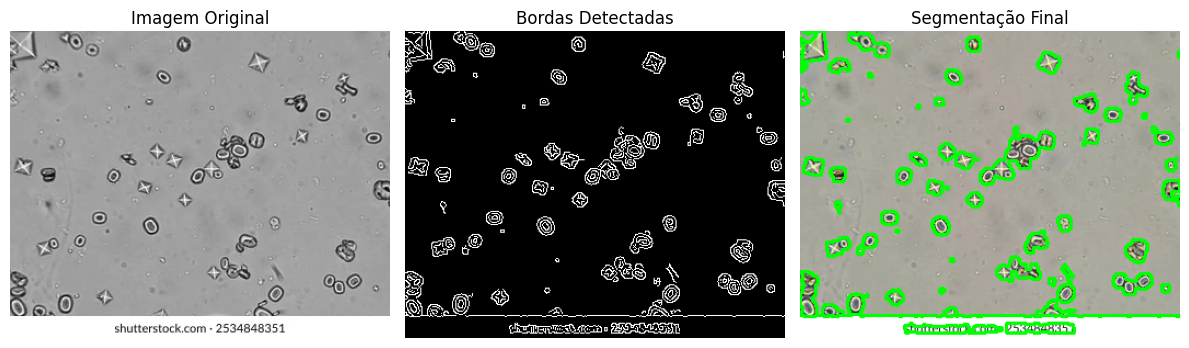
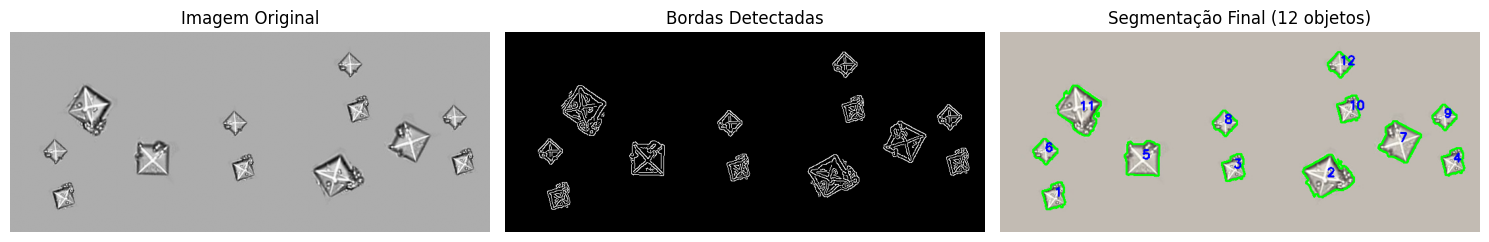
The change to this notebook cell's code, shown as a diff; its figure went from the first image to the second:
--- before
+++ after
@@ -4,5 +4,5 @@
 
 # 1. Carregar imagem (ou criar sintética para teste)
-imagem = cv2.imread('ImagemTeste1.png')
+imagem = cv2.imread('ImagemTeste5.png')
 
 imagem_colorida = imagem.copy()
@@ -22,10 +22,32 @@
 contornos, _ = cv2.findContours(bordas_fechadas, cv2.RETR_EXTERNAL, cv2.CHAIN_APPROX_SIMPLE)
 
-# 6. Desenhar contornos na imagem original
+# 6. Calcular áreas e perímetros
+areas = []
+perimetros = []
+
+for i, contorno in enumerate(contornos):
+    area = cv2.contourArea(contorno)
+    perimetro = cv2.arcLength(contorno, True)
+    areas.append(area)
+    perimetros.append(perimetro)
+    print(f"Objeto {i+1}: Área = {area:.2f} px² | Perímetro = {perimetro:.2f} px")
+
+# 7. Desenhar contornos na imagem original com numeração
 resultado = imagem_colorida.copy()
-cv2.drawContours(resultado, contornos, -1, (0, 255, 0), 2)
+for i, contorno in enumerate(contornos):
+    # Desenhar contorno
+    cv2.drawContours(resultado, [contorno], -1, (0, 255, 0), 2)
+    
+    # Calcular centroide para colocar número
+    M = cv2.moments(contorno)
+    if M["m00"] != 0:
+        cx = int(M["m10"] / M["m00"])
+        cy = int(M["m01"] / M["m00"])
+        cv2.putText(resultado, str(i+1), (cx, cy), 
+                   cv2.FONT_HERSHEY_SIMPLEX, 0.6, (255, 0, 0), 2)
 
-# 7. Mostrar resultados
-plt.figure(figsize=(12, 4))
+
+# 9. Mostrar resultados
+fig = plt.figure(figsize=(15, 5))
 
 plt.subplot(1, 3, 1)
@@ -41,7 +63,28 @@
 plt.subplot(1, 3, 3)
 plt.imshow(cv2.cvtColor(resultado, cv2.COLOR_BGR2RGB))
-plt.title('Segmentação Final')
+plt.title(f'Segmentação Final ({len(contornos)} objetos)')
 plt.axis('off')
 
 plt.tight_layout()
 plt.show()
+
+# 10. Gráfico de barras com áreas
+plt.figure(figsize=(10, 4))
+
+plt.subplot(1, 2, 1)
+objetos = [f'Obj {i+1}' for i in range(len(areas))]
+plt.bar(objetos, areas, color='green', alpha=0.7)
+plt.title('Área por Objeto (px²)')
+plt.xlabel('Objeto')
+plt.ylabel('Área (px²)')
+plt.xticks(rotation=45)
+
+plt.subplot(1, 2, 2)
+plt.bar(objetos, perimetros, color='blue', alpha=0.7)
+plt.title('Perímetro por Objeto (px)')
+plt.xlabel('Objeto')
+plt.ylabel('Perímetro (px)')
+plt.xticks(rotation=45)
+
+plt.tight_layout()
+plt.show()

Commit: update files